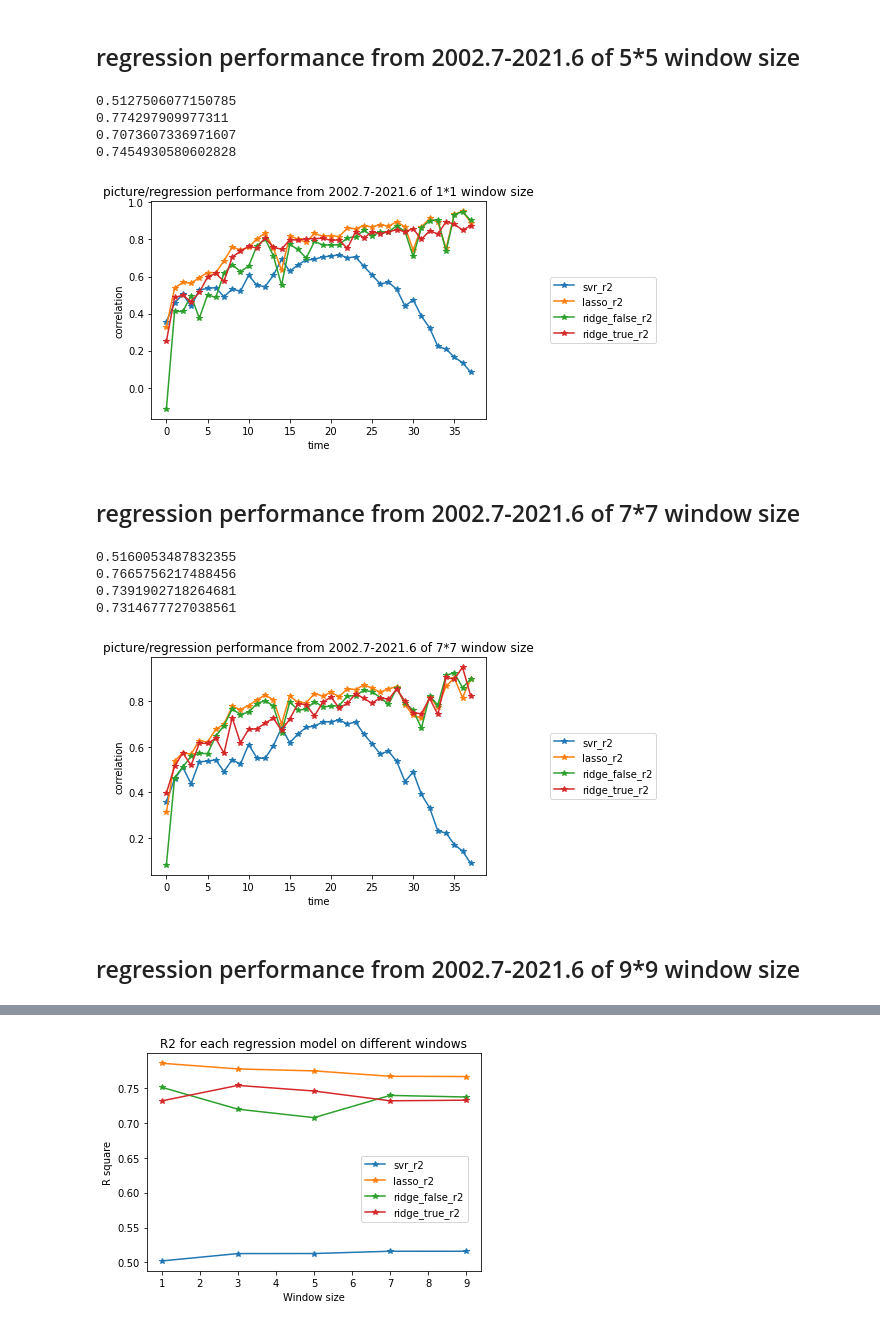
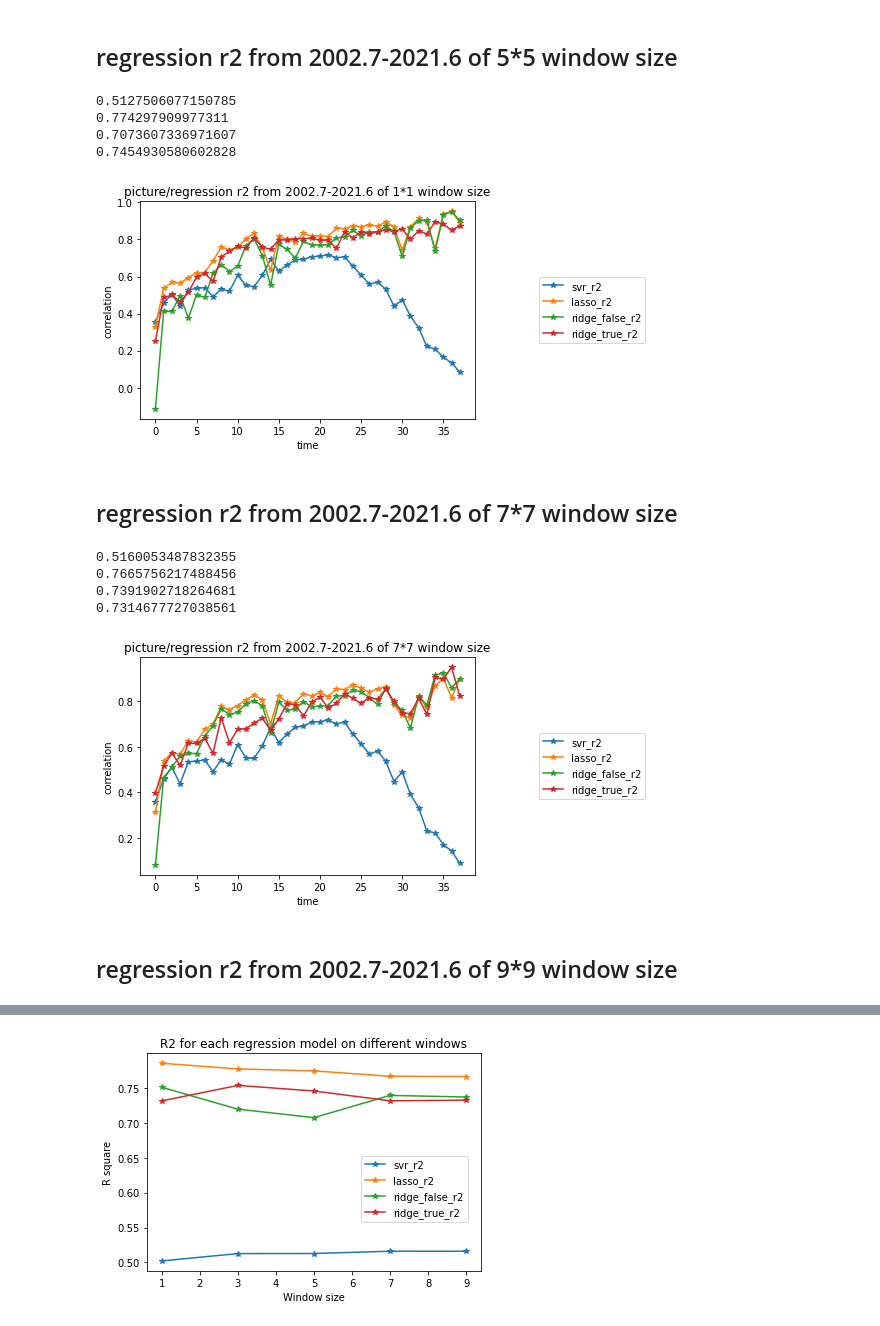
Before and after one commit to jiashenggu/ai_in_bio, a Jupyter notebook: pubmed_figure_2022.ipynb, the cells around one changed output, grey strips where cells are left out. Drawn from its saved outputs; the diff is of its cells as text; code cells hidden in the pictures.

Commit message:
update picture

```diff
--- a/pubmed_figure_2022.ipynb
+++ b/pubmed_figure_2022.ipynb
@@ -51,5 +51,5 @@ plt.show()
 # %% [markdown]
-## regression performance from 2002.7-2021.6 of 5*5 window size
+## regression r2 from 2002.7-2021.6 of 5*5 window size
 # %%
 import pandas as pd
 reg_results = pd.read_csv("window_size_5.csv", index_col=0)
@@ -64,42 +64,42 @@ for model in ['svr_r2', 'lasso_r2', 'ridge_false_r2', 'ridge_true_r2']:
     print(mean(reg_results[model]))
 
 plt.legend(loc=10, bbox_to_anchor=(1.35, 0.5))
-plt.title("picture/regression performance from 2002.7-2021.6 of 1*1 window size")
-plt.savefig("picture/regression_performance_window_size_5.pdf")
+plt.title("picture/regression r2 from 2002.7-2021.6 of 1*1 window size")
+plt.savefig("picture/regression_r2_window_size_5.pdf")
 plt.show()
 # %% [output]
 0.5127506077150785
 0.774297909977311
 0.7073607336971607
 0.7454930580602828
-[figure, old version]
+[figure, new version]
 # %% [markdown]
-## regression performance from 2002.7-2021.6 of 7*7 window size
+## regression r2 from 2002.7-2021.6 of 7*7 window size
 # %%
 import pandas as pd
 reg_results = pd.read_csv("window_size_7.csv", index_col=0)
 reg_results = reg_results[4:-1]
 import matplotlib.pyplot as plt
 from statistics import mean
 plt.xlabel("time")
 plt.ylabel("correlation")
 x=[i for i in range(0,38)]
 for model in ['svr_r2', 'lasso_r2', 'ridge_false_r2', 'ridge_true_r2']:
     plt.plot(x, reg_results[model], '-*', label=model)
     print(mean(reg_results[model]))
 
 plt.legend(loc=10, bbox_to_anchor=(1.35, 0.5))
-plt.title("picture/regression performance from 2002.7-2021.6 of 7*7 window size")
-plt.savefig("picture/regression_performance_window_size_7.pdf")
+plt.title("picture/regression r2 from 2002.7-2021.6 of 7*7 window size")
+plt.savefig("picture/regression_r2_window_size_7.pdf")
 plt.show()
 # %% [output]
 0.5160053487832355
 0.7665756217488456
 0.7391902718264681
 0.7314677727038561
-[figure, old version]
+[figure, new version]
 # %% [markdown]
-## regression performance from 2002.7-2021.6 of 9*9 window size
+## regression r2 from 2002.7-2021.6 of 9*9 window size
 # %%
 import pandas as pd
 reg_results = pd.read_csv("window_size_9.csv", index_col=0)
```
Also changed, not shown: parts of 7 cells of this notebook, 21 other files.
